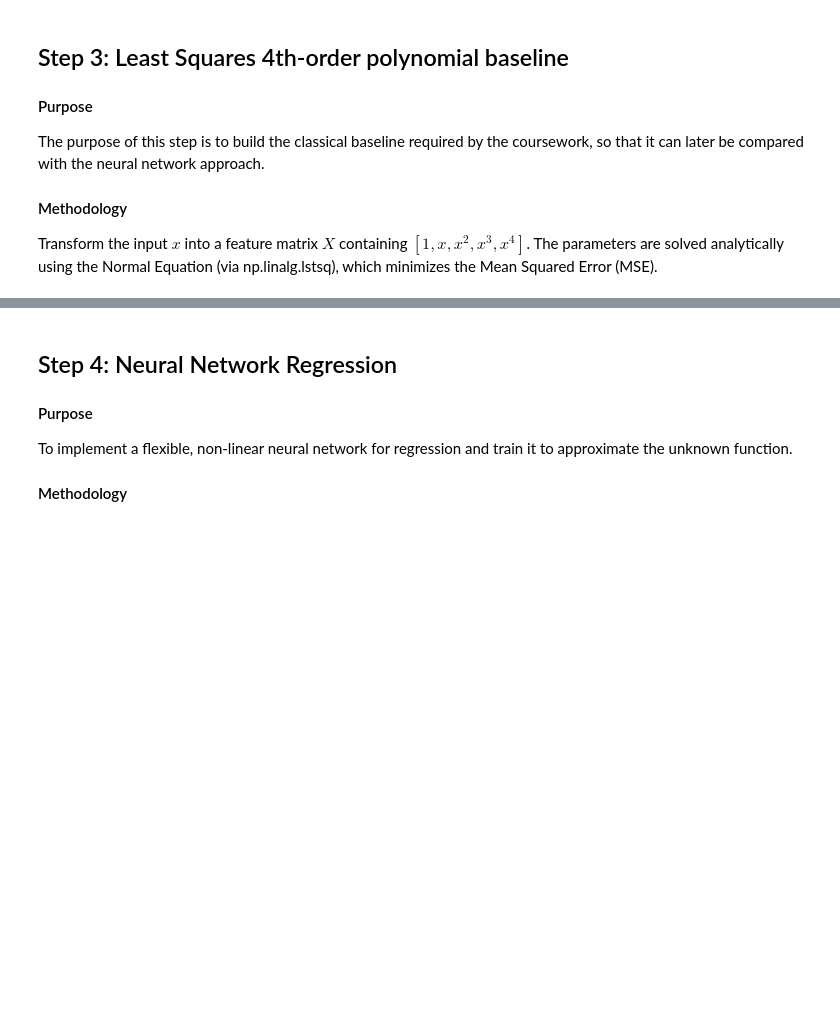
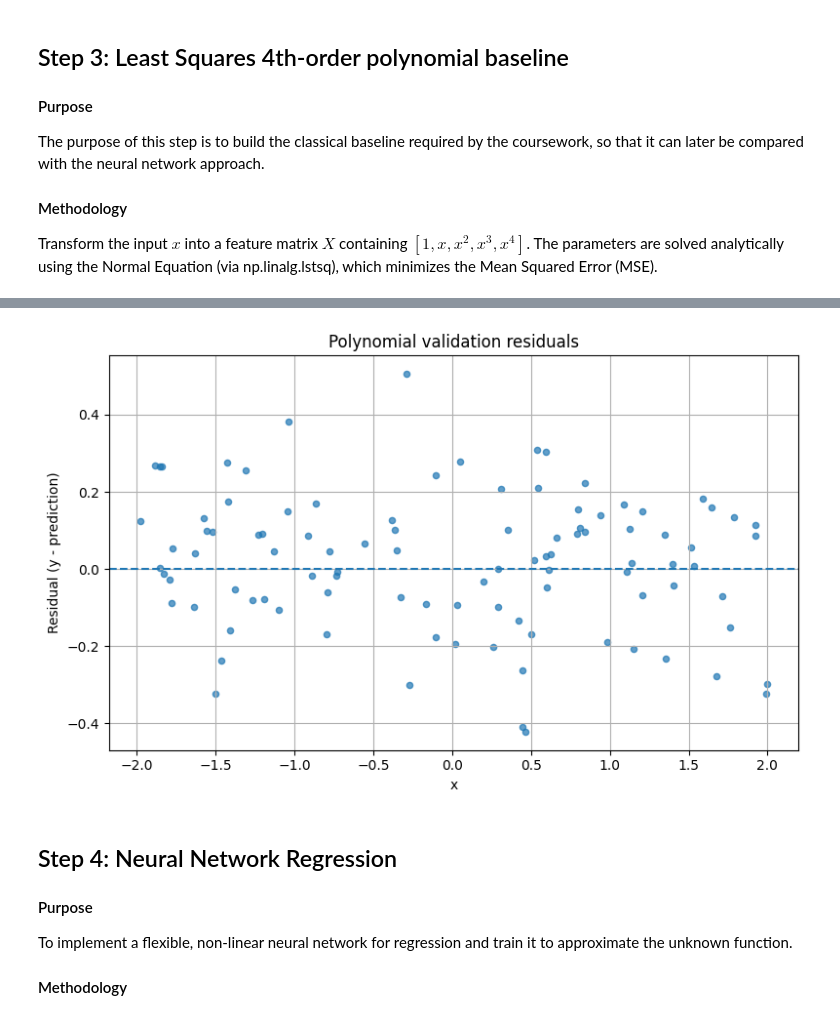
Before and after one commit to zvrv6256-uol/2603-individual-project, a Jupyter notebook: draft code.ipynb, the cells around one changed output, grey strips where cells are left out. Saved outputs shown, nothing was run; the diff lists cells and outputs as text; code cells hidden in the pictures; blank space fills up the shorter version.

```diff
--- a/draft code.ipynb
+++ b/draft code.ipynb
@@ -166,3 +161,17 @@ Validation MSE: 0.0307308080692366
+# %%
+poly_val_residuals = y_val - poly_val_pred
+
+plt.figure(figsize = (8, 5))
+plt.scatter(x_val, poly_val_residuals, s=20, alpha=0.7)
+plt.axhline(0, linestyle="--")
+plt.xlabel("x")
+plt.ylabel("Residual (y - prediction)")
+plt.title("Polynomial validation residuals")
+plt.grid(True)
+plt.tight_layout()
+plt.show()
+# %% [output]
+[figure, added]
 # %% [markdown]
 ## Step 4: Neural Network Regression
 
```
Also changed, not shown: parts of 17 cells of this notebook.
